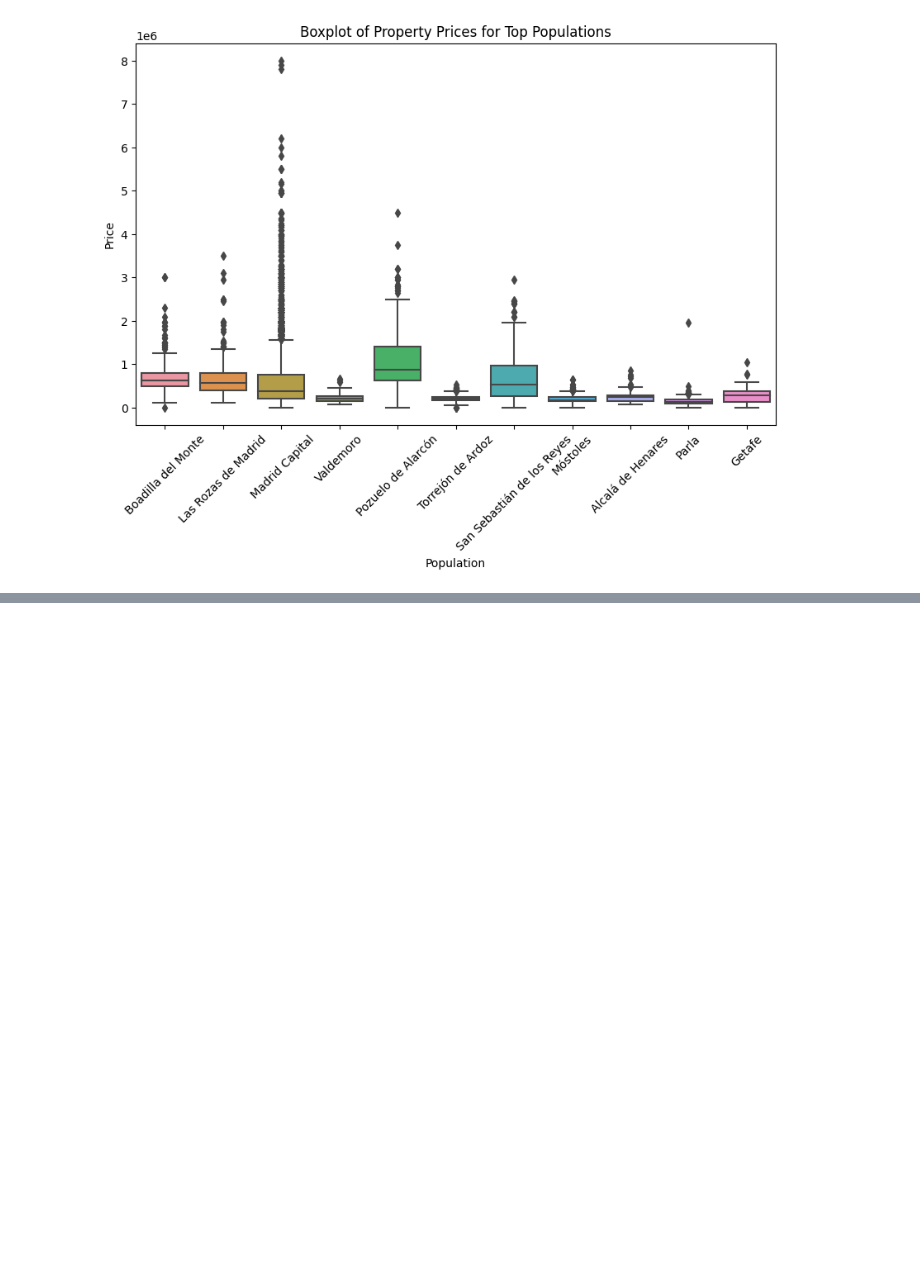
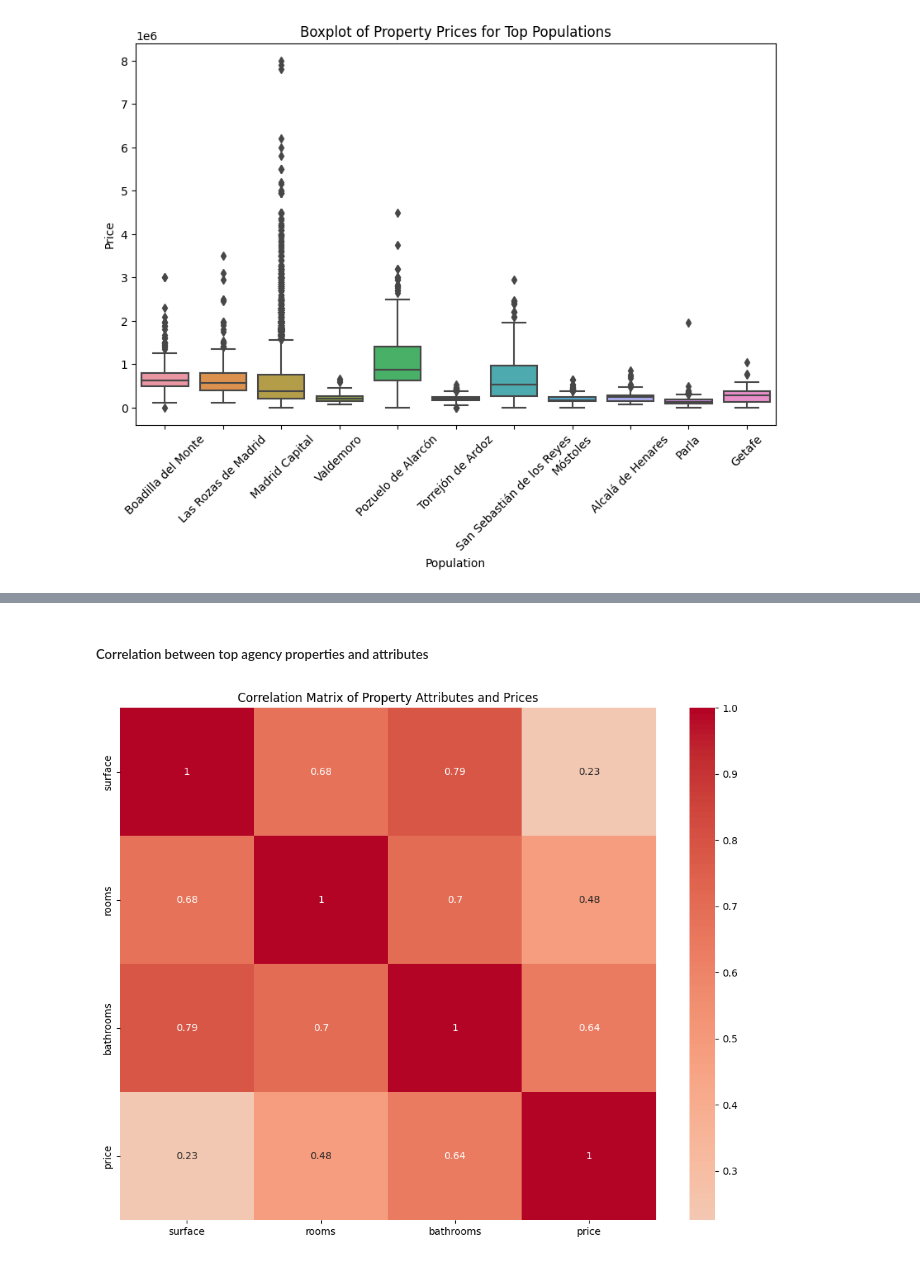
Before and after one commit to rbaset5/realestate-datacleanup-exercise, a Jupyter notebook: notebooks/Project.ipynb, the cells around one changed output, grey strips where cells are left out. Cells and saved outputs as stored; diff of their text form; code cells hidden in the pictures; blank space fills up the shorter version.

```diff
--- a/notebooks/Project.ipynb
+++ b/notebooks/Project.ipynb
@@ -893,0 +978,24 @@ plt.show()
+# %% [markdown]
+##### Correlation between top agency properties and attributes
+# %%
+top_agencies = ['engel volkers madrid', 'infocasa consulting', 'outletdeviviendas', 'housell',
+                'solvia inmobiliaria', 'vivienda2', 'deplace', 'servihabitat servicios inmobiliarios',
+                'aproperties', 'altamira']
+
+agency_data = ds[ds['realEstate_name'].isin(top_agencies)]
+
+# Select property attributes and price
+property_attributes = ['surface', 'rooms', 'bathrooms', 'price']
+agency_data = agency_data[property_attributes]
+
+# Calculating correlation matrix
+correlation_matrix = agency_data.corr()
+
+# Creating heatmap
+plt.figure(figsize=(10, 8))
+sns.heatmap(correlation_matrix, annot=True, cmap='coolwarm', center=0)
+plt.title('Correlation Matrix of Property Attributes and Prices')
+plt.tight_layout()
+plt.show()
+# %% [output]
+[figure, added]
```
Also changed, not shown: parts of 28 cells of this notebook.
